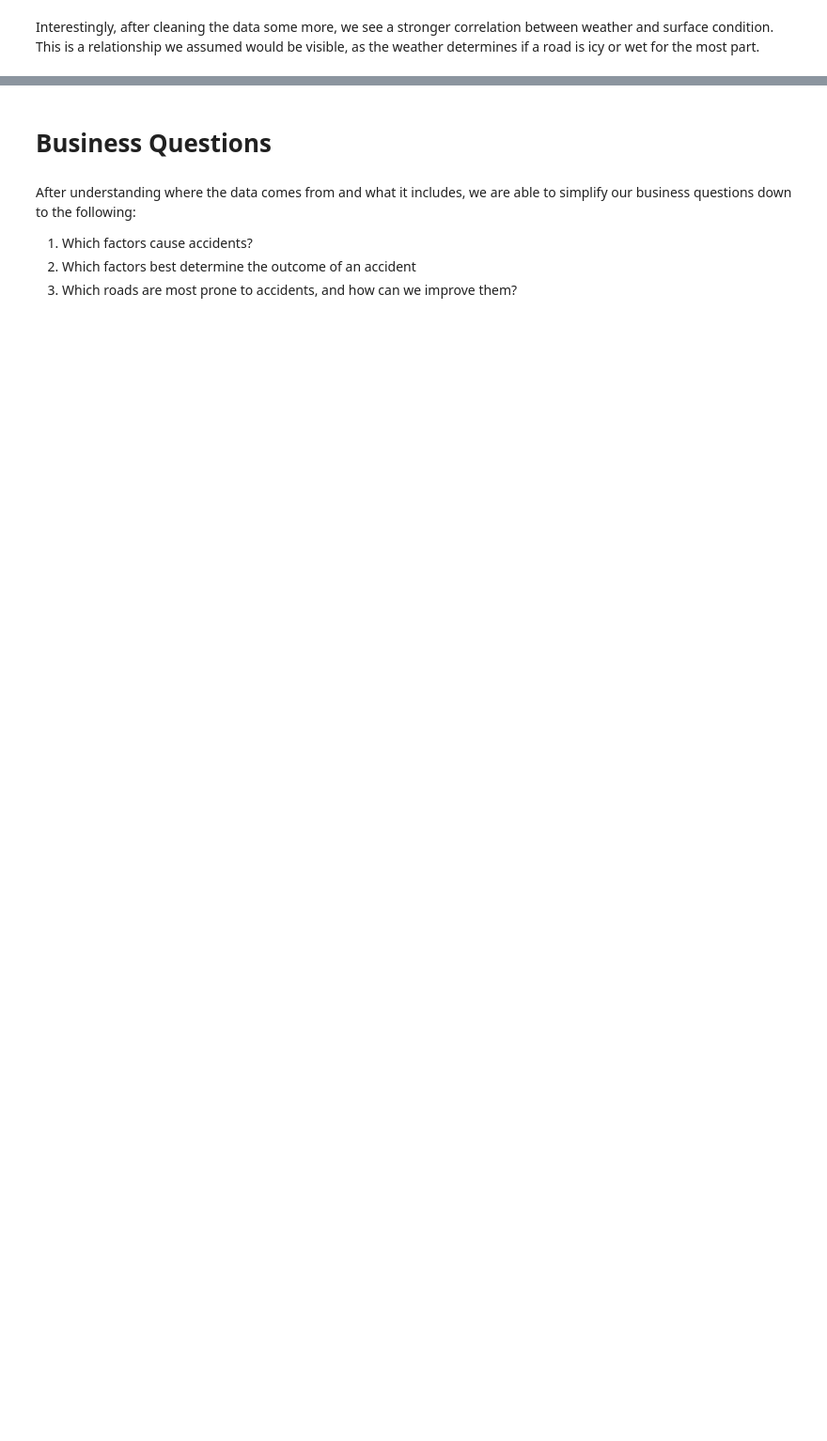
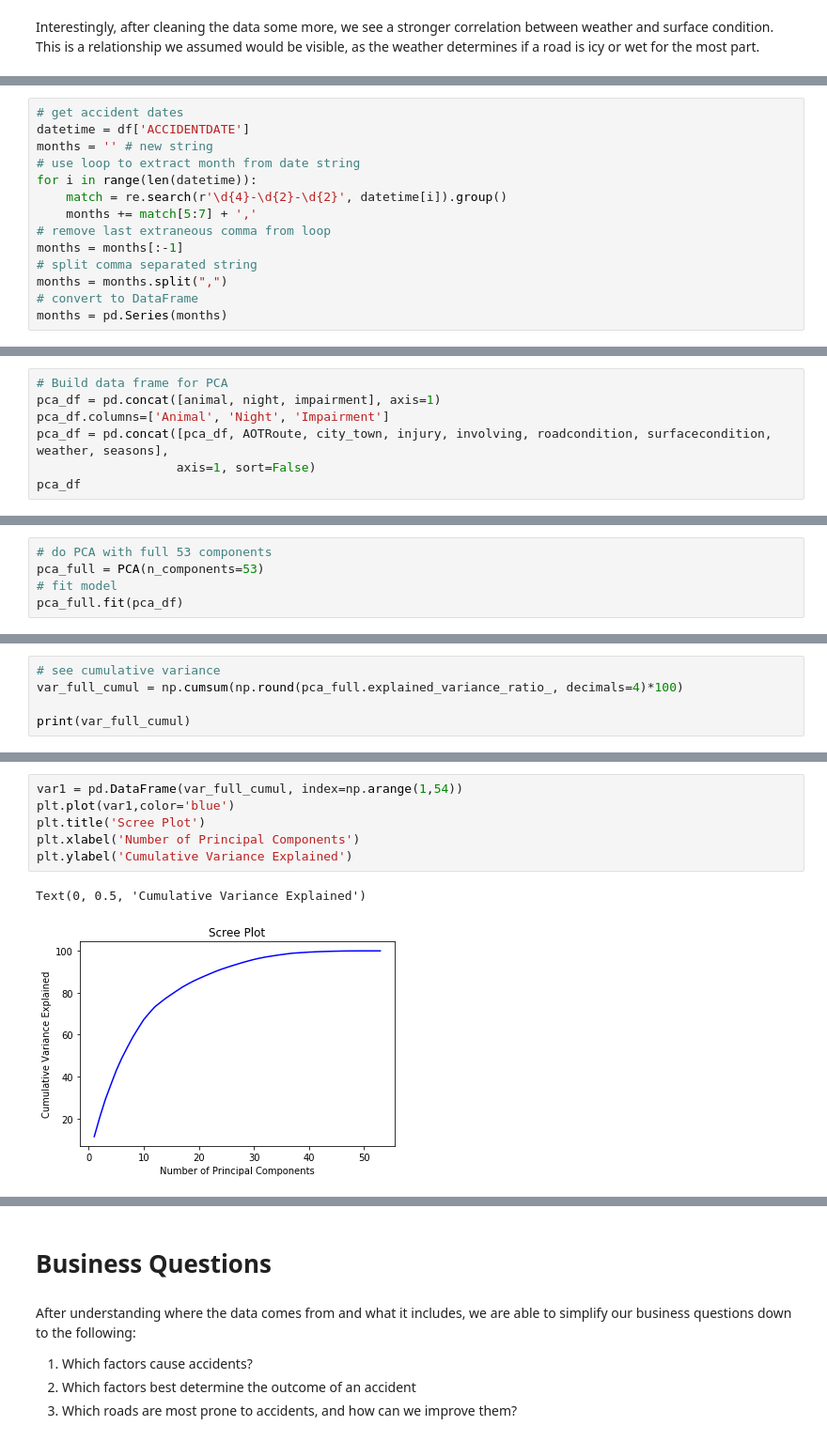
Before and after one commit to bmccxd/IST-5520-SP20-G1, a Jupyter notebook: Data Analysis-Group 1.ipynb, the cells around one changed output, grey strips where cells are left out. Shown at 94% size. Saved outputs shown, nothing was run; the diff lists cells and outputs as text; blank space fills up the shorter version.

```diff
--- a/Data Analysis-Group 1.ipynb
+++ b/Data Analysis-Group 1.ipynb
@@ -584,0 +734,14 @@ AttributeError: 'numpy.ndarray' object has no attribute 'count'
+# %%
+# get accident dates
+datetime = df['ACCIDENTDATE']
+months = '' # new string
+# use loop to extract month from date string
+for i in range(len(datetime)):
+    match = re.search(r'\d{4}-\d{2}-\d{2}', datetime[i]).group()
+    months += match[5:7] + ','
+# remove last extraneous comma from loop
+months = months[:-1]
+# split comma separated string
+months = months.split(",")
+# convert to DataFrame
+months = pd.Series(months)
@@ -584,0 +785,7 @@ AttributeError: 'numpy.ndarray' object has no attribute 'count'
+# %%
+# Build data frame for PCA
+pca_df = pd.concat([animal, night, impairment], axis=1)
+pca_df.columns=['Animal', 'Night', 'Impairment']
+pca_df = pd.concat([pca_df, AOTRoute, city_town, injury, involving, roadcondition, surfacecondition, weather, seasons],
+                   axis=1, sort=False)
+pca_df
@@ -584,0 +831,5 @@ AttributeError: 'numpy.ndarray' object has no attribute 'count'
+# %%
+# do PCA with full 53 components
+pca_full = PCA(n_components=53)
+# fit model
+pca_full.fit(pca_df)
@@ -584,0 +858,5 @@ AttributeError: 'numpy.ndarray' object has no attribute 'count'
+# %%
+# see cumulative variance
+var_full_cumul = np.cumsum(np.round(pca_full.explained_variance_ratio_, decimals=4)*100)
+
+print(var_full_cumul)
@@ -584,0 +869,9 @@ AttributeError: 'numpy.ndarray' object has no attribute 'count'
+# %%
+var1 = pd.DataFrame(var_full_cumul, index=np.arange(1,54))
+plt.plot(var1,color='blue')
+plt.title('Scree Plot')
+plt.xlabel('Number of Principal Components')
+plt.ylabel('Cumulative Variance Explained')
+# %% [output]
+Text(0, 0.5, 'Cumulative Variance Explained')
+[figure, added]
```
Also changed, not shown: parts of 49 cells of this notebook.
